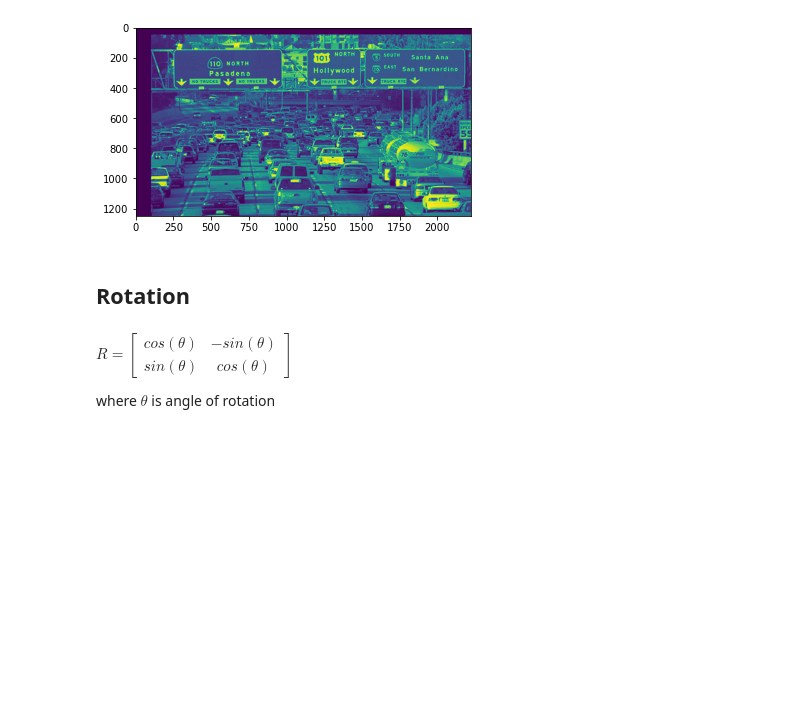
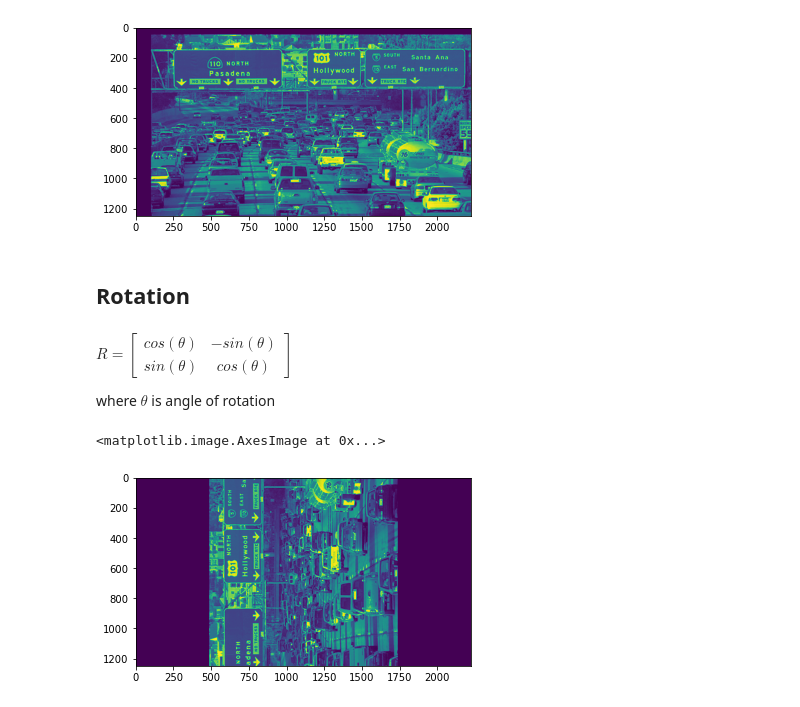
Before and after one commit to robahall/objectDetection, a Jupyter notebook: nbs/210628_rah_cv2_geometric_transformations.ipynb, the cells around one changed output. Cells and saved outputs as stored; diff of their text form; code cells hidden in the pictures; blank space fills up the shorter version.

```diff
--- a/nbs/210628_rah_cv2_geometric_transformations.ipynb
+++ b/nbs/210628_rah_cv2_geometric_transformations.ipynb
@@ -55,3 +55,8 @@ rows,cols = img3.shape
 # cols-1 and rows-1 are the coordinate limits.
 M = cv2.getRotationMatrix2D(((cols-1)/2.0,(rows-1)/2.0),90,1)
 dst = cv2.warpAffine(img3,M,(cols,rows))
+# %%
+plt.imshow(dst)
+# %% [output]
+<matplotlib.image.AxesImage at 0x...>
+[figure, added]
```
Also changed, not shown: parts of 2 cells of this notebook, 2 other files.
